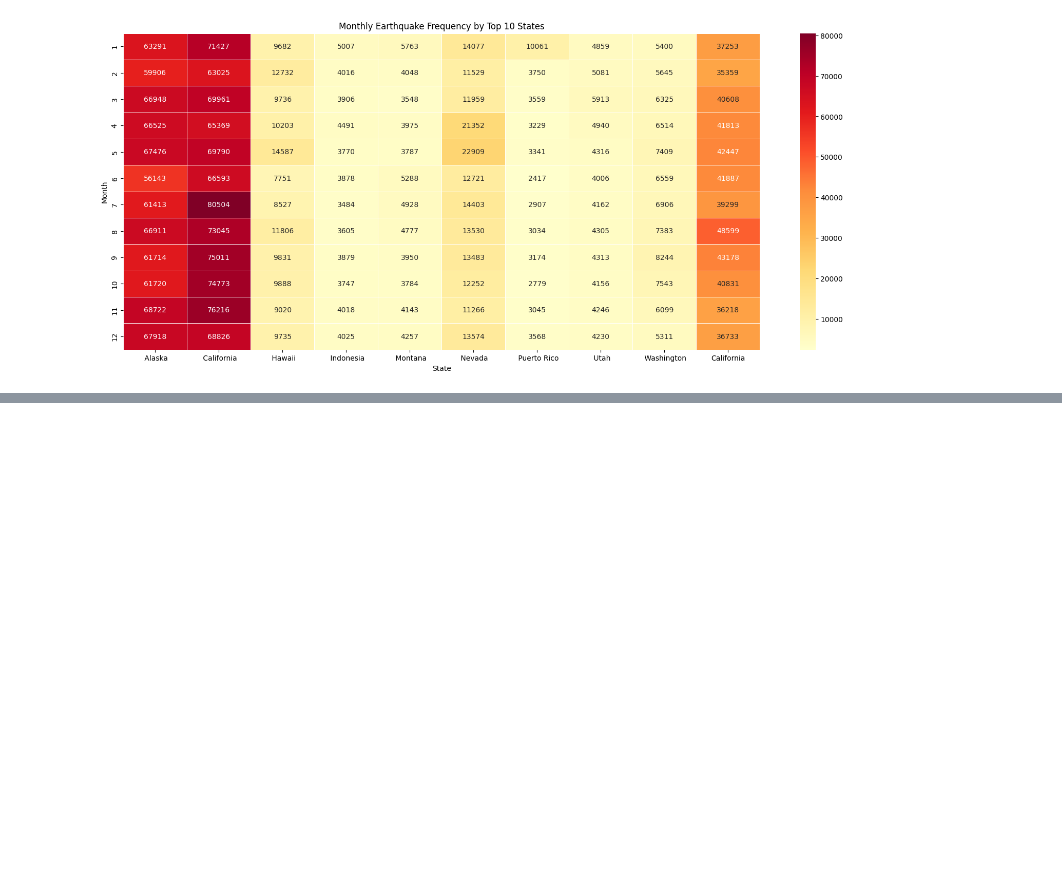
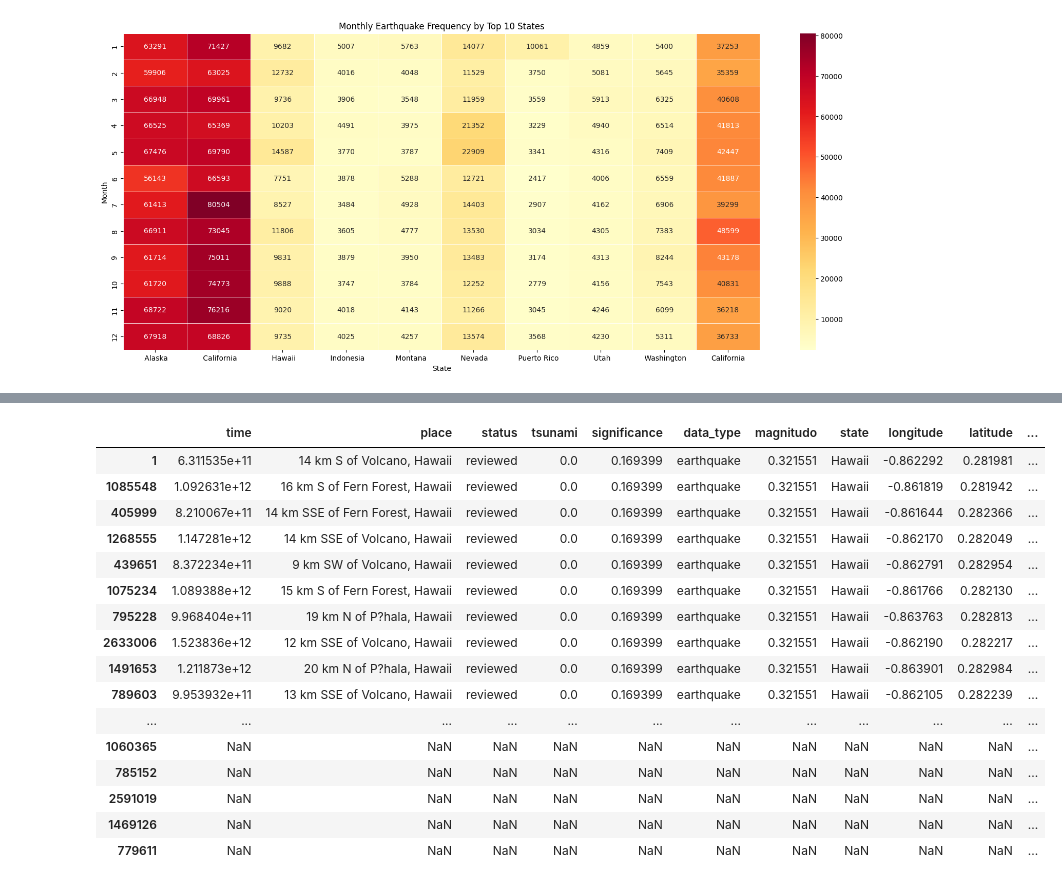
Before and after one commit to MDRobiulhassan/Machine-Learning-Course, a Jupyter notebook: Earthquake_Prediction.ipynb, the cells around one changed output, grey strips where cells are left out. Cells and saved outputs as stored; diff of their text form; code cells hidden in the pictures; blank space fills up the shorter version.

```diff
--- a/Earthquake_Prediction.ipynb
+++ b/Earthquake_Prediction.ipynb
@@ -449,0 +392,26 @@ ValueError: This solver needs samples of at least 2 classes in the data, but the
+# %%
+scaler_mas = MaxAbsScaler()
+df_scaled = df.copy()
+df_scaled[feature_names] = scaler_mas.fit_transform(df[feature_names])
+# %%
+# Euclidean distance
+scaled_knn_euclidean = get_knn(df_scaled, 1, 10, feature_names, metric='euclidean')
+scaled_knn_euclidean
+# %% [output]
+|  | time | place | status | tsunami | significance | data_type | magnitudo | state | longitude | latitude | ... |
+| 1 | 6.311535e+11 | 14 km S of Volcano, Hawaii | reviewed | 0.0 | 0.169399 | earthquake | 0.321551 | Hawaii | -0.862292 | 0.281981 | ... |
+| 1085548 | 1.092631e+12 | 16 km S of Fern Forest, Hawaii | reviewed | 0.0 | 0.169399 | earthquake | 0.321551 | Hawaii | -0.861819 | 0.281942 | ... |
+| 405999 | 8.210067e+11 | 14 km SSE of Fern Forest, Hawaii | reviewed | 0.0 | 0.169399 | earthquake | 0.321551 | Hawaii | -0.861644 | 0.282366 | ... |
+| 1268555 | 1.147281e+12 | 14 km SSE of Volcano, Hawaii | reviewed | 0.0 | 0.169399 | earthquake | 0.321551 | Hawaii | -0.862170 | 0.282049 | ... |
+| 439651 | 8.372234e+11 | 9 km SW of Volcano, Hawaii | reviewed | 0.0 | 0.169399 | earthquake | 0.321551 | Hawaii | -0.862791 | 0.282954 | ... |
+| 1075234 | 1.089388e+12 | 15 km S of Fern Forest, Hawaii | reviewed | 0.0 | 0.169399 | earthquake | 0.321551 | Hawaii | -0.861766 | 0.282130 | ... |
+| 795228 | 9.968404e+11 | 19 km N of P?hala, Hawaii | reviewed | 0.0 | 0.169399 | earthquake | 0.321551 | Hawaii | -0.863763 | 0.282813 | ... |
+| 2633006 | 1.523836e+12 | 12 km SSE of Volcano, Hawaii | reviewed | 0.0 | 0.169399 | earthquake | 0.321551 | Hawaii | -0.862190 | 0.282217 | ... |
+| 1491653 | 1.211873e+12 | 20 km N of P?hala, Hawaii | reviewed | 0.0 | 0.169399 | earthquake | 0.321551 | Hawaii | -0.863901 | 0.282984 | ... |
+| 789603 | 9.953932e+11 | 13 km SSE of Volcano, Hawaii | reviewed | 0.0 | 0.169399 | earthquake | 0.321551 | Hawaii | -0.862105 | 0.282239 | ... |
+| ... | ... | ... | ... | ... | ... | ... | ... | ... | ... | ... | ... |
+| 1060365 | NaN | NaN | NaN | NaN | NaN | NaN | NaN | NaN | NaN | NaN | ... |
+| 785152 | NaN | NaN | NaN | NaN | NaN | NaN | NaN | NaN | NaN | NaN | ... |
+| 2591019 | NaN | NaN | NaN | NaN | NaN | NaN | NaN | NaN | NaN | NaN | ... |
+| 1469126 | NaN | NaN | NaN | NaN | NaN | NaN | NaN | NaN | NaN | NaN | ... |
+| 779611 | NaN | NaN | NaN | NaN | NaN | NaN | NaN | NaN | NaN | NaN | ... |
```
Also changed, not shown: parts of 26 cells of this notebook.
